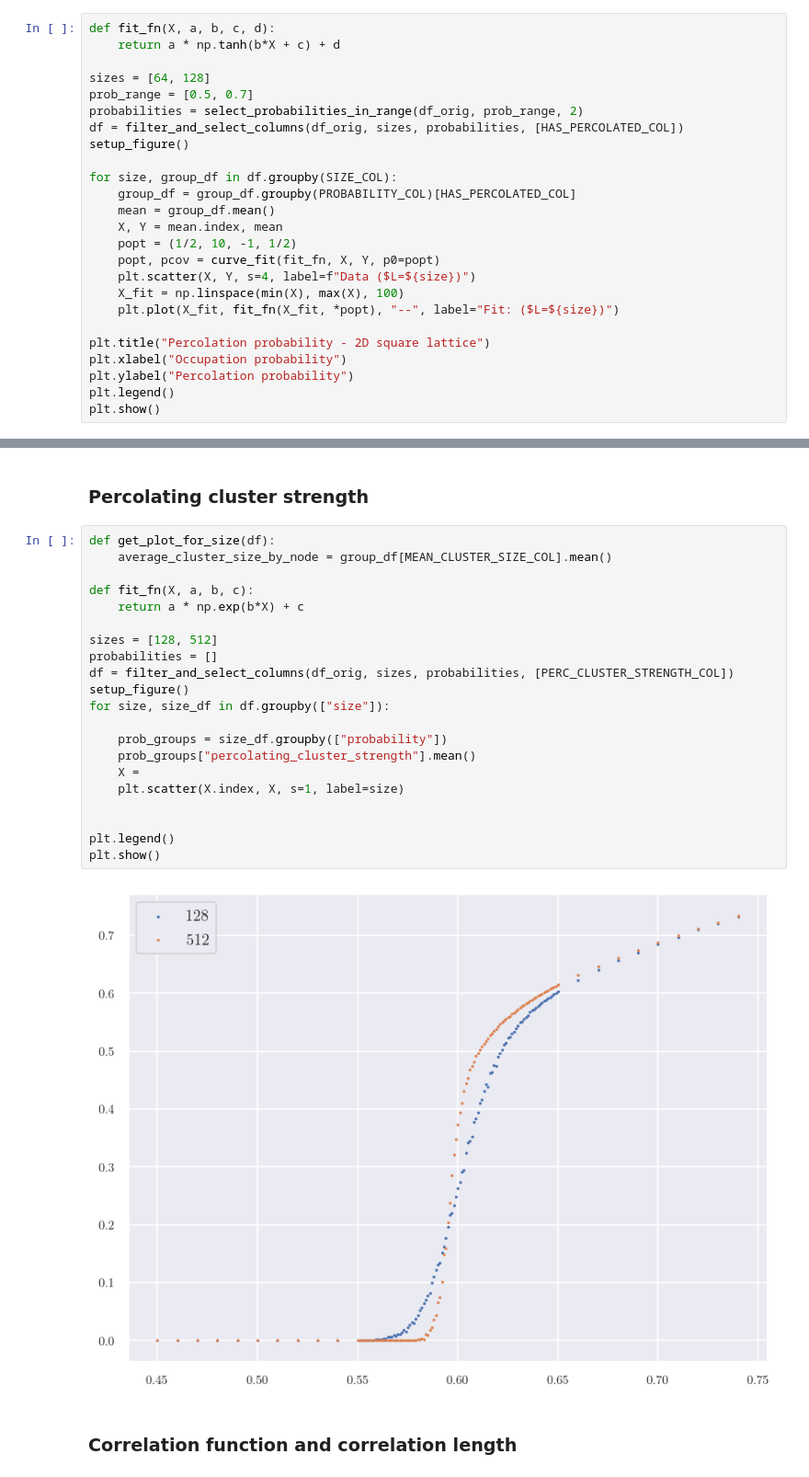
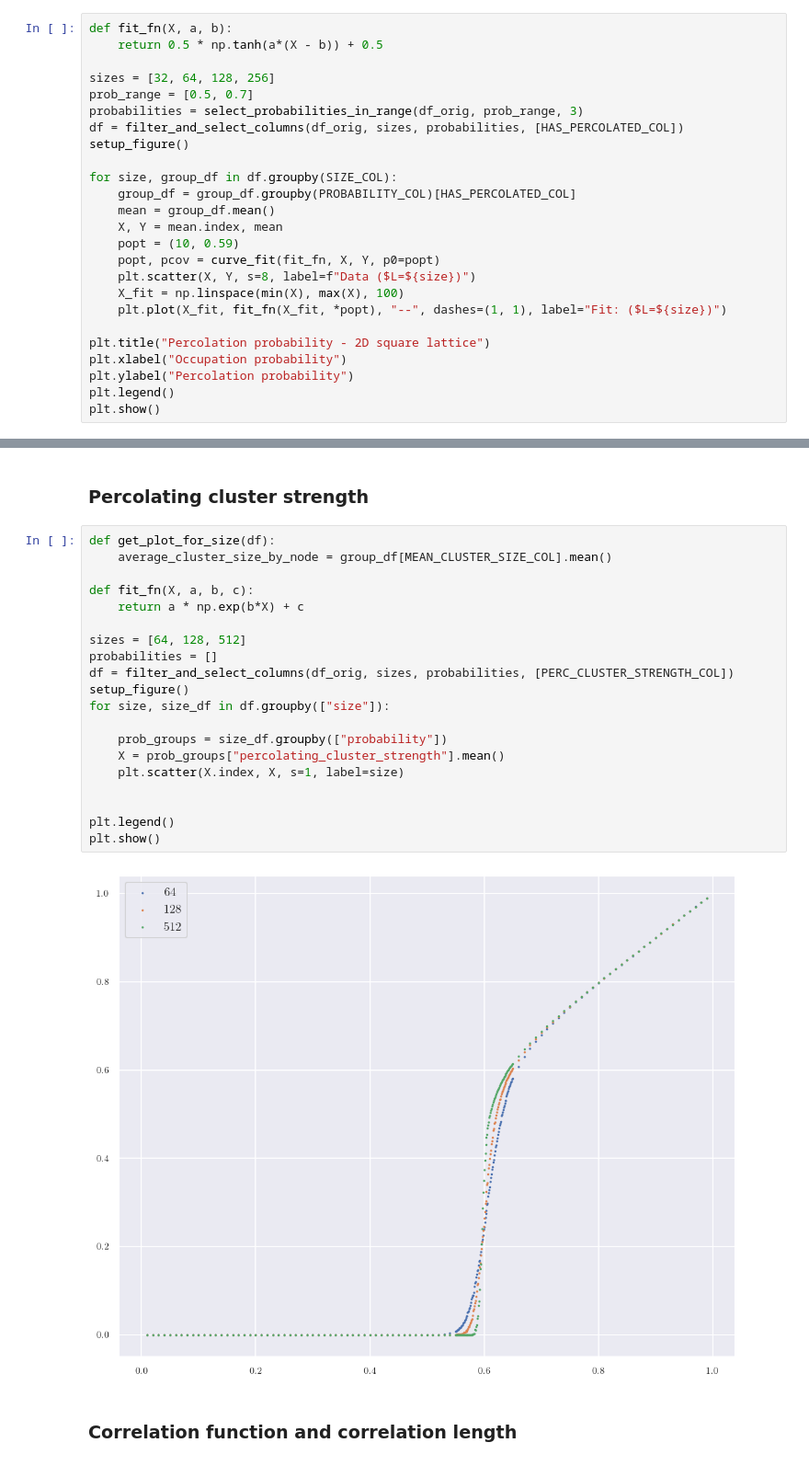
Before and after one commit to alansammarone/musk, a Jupyter notebook: notebooks/percolation_2d_analysis.ipynb, the cells around one changed output, grey strips where cells are left out. Shown: that part at 92% size. Drawn from its saved outputs; the diff is of its cells as text.

```diff
--- a/notebooks/percolation_2d_analysis.ipynb
+++ b/notebooks/percolation_2d_analysis.ipynb
@@ -140,12 +137,12 @@ plt.show()
 # %% [markdown]
 #### Smaller range plot, with tanh fit
 # %%
-def fit_fn(X, a, b, c, d):
-    return a * np.tanh(b*X + c) + d
+def fit_fn(X, a, b):
+    return 0.5 * np.tanh(a*(X - b)) + 0.5
 
-sizes = [64, 128]
+sizes = [32, 64, 128, 256]
 prob_range = [0.5, 0.7]
-probabilities = select_probabilities_in_range(df_orig, prob_range, 2)
+probabilities = select_probabilities_in_range(df_orig, prob_range, 3)
 df = filter_and_select_columns(df_orig, sizes, probabilities, [HAS_PERCOLATED_COL])
 setup_figure()
 
@@ -153,11 +150,11 @@ for size, group_df in df.groupby(SIZE_COL):
     group_df = group_df.groupby(PROBABILITY_COL)[HAS_PERCOLATED_COL]
     mean = group_df.mean()
     X, Y = mean.index, mean
-    popt = (1/2, 10, -1, 1/2)
+    popt = (10, 0.59)
     popt, pcov = curve_fit(fit_fn, X, Y, p0=popt)
-    plt.scatter(X, Y, s=4, label=f"Data ($L=${size})")
+    plt.scatter(X, Y, s=8, label=f"Data ($L=${size})")
     X_fit = np.linspace(min(X), max(X), 100)
-    plt.plot(X_fit, fit_fn(X_fit, *popt), "--", label="Fit: ($L=${size})")
+    plt.plot(X_fit, fit_fn(X_fit, *popt), "--", dashes=(1, 1), label="Fit: ($L=${size})")
 
 plt.title("Percolation probability - 2D square lattice")
 plt.xlabel("Occupation probability")
@@ -198,26 +246,25 @@ plt.show()
 # %%
 def get_plot_for_size(df):
     average_cluster_size_by_node = group_df[MEAN_CLUSTER_SIZE_COL].mean()
 
 def fit_fn(X, a, b, c):
     return a * np.exp(b*X) + c
 
-sizes = [128, 512]
+sizes = [64, 128, 512]
 probabilities = []
 df = filter_and_select_columns(df_orig, sizes, probabilities, [PERC_CLUSTER_STRENGTH_COL])
 setup_figure()
 for size, size_df in df.groupby(["size"]):
 
     prob_groups = size_df.groupby(["probability"])
-    prob_groups["percolating_cluster_strength"].mean()
-    X =
+    X = prob_groups["percolating_cluster_strength"].mean()
     plt.scatter(X.index, X, s=1, label=size)
 
 
 plt.legend()
 plt.show()
 # %% [output]
-[figure, old version]
+[figure, new version]
 # %% [markdown]
 ### Correlation function and correlation length
 # %%
```
Also changed, not shown: parts of 6 cells of this notebook, 53 other files.
